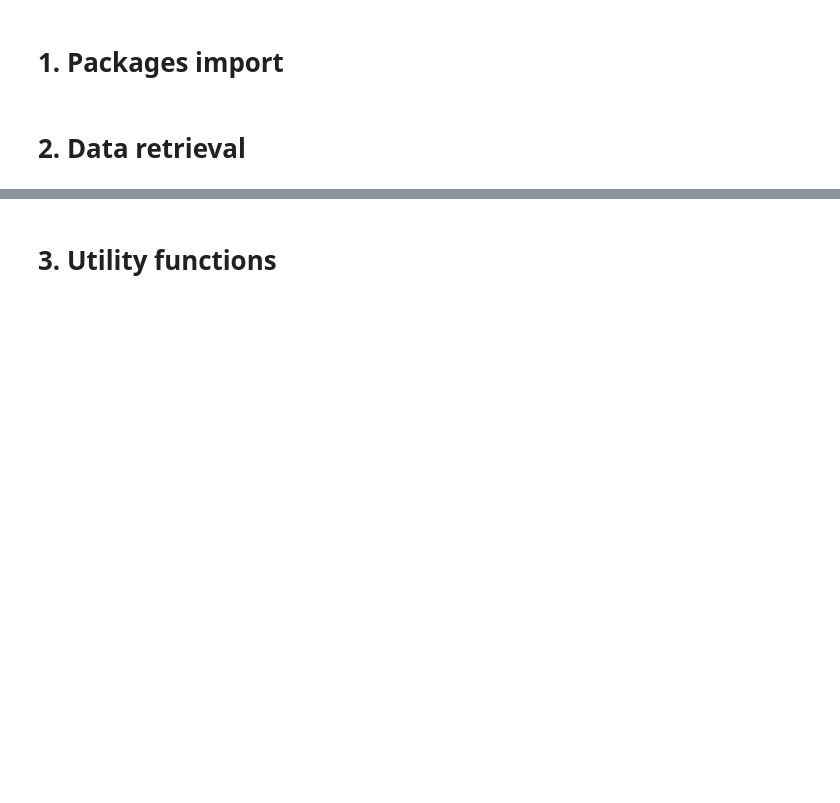
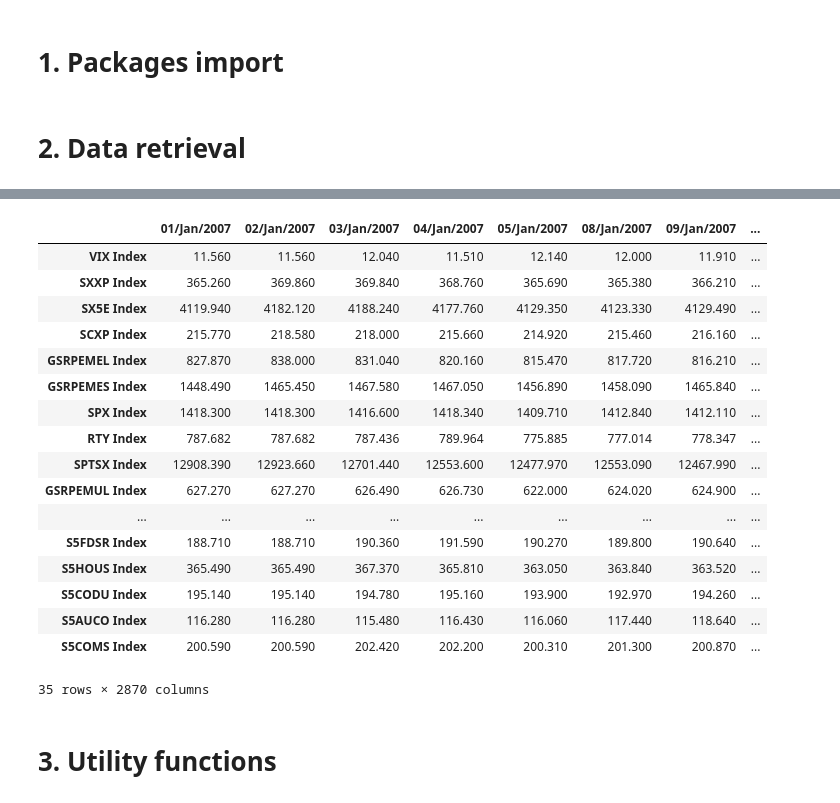
Before and after one commit to zliyclh/post_result, a Jupyter notebook: Signal 1 new version.ipynb, the cells around one changed output, grey strips where cells are left out. Drawn from its saved outputs; the diff is of its cells as text; code cells hidden in the pictures; blank space fills up the shorter version.

```diff
--- a/Signal 1 new version.ipynb
+++ b/Signal 1 new version.ipynb
@@ -26,6 +26,22 @@ datetime.datetime(2018, 12, 5, 13, 22, 19, 38998)
 '''Connect to post result SQL server'''
 cnxn = pyodbc.connect('DRIVER={SQL Server};SERVER=dsa-ln-WS015\SQLEXPRESS;DATABASE=Post_result;Trusted_Connection=yes')
 cursor = cnxn.cursor()
+# %%
+sql="select * from {0}_price_{1}".format('Europe',2010)
+data=pd.read_sql(sql,cnxn).set_index("Ticker")
+# %%
+def SQL_price_date_transform(SQL_date,index=False):
+    '''
+    Transform the SQL price style string into dateframe string style
+    '''
+    if index==False:
+        timestamp=pd.Timestamp(int(SQL_date[SQL_date.find(" ",3):]),
+                            int(SQL_date[:SQL_date.find(" ")]),
+                            int(SQL_date[SQL_date.find(" ",1):SQL_date.find(" ",3)]))
+        return timestamp.strftime("%d/%b/%Y")
+    else:
+        timestamp=pd.Timestamp(int(SQL_date[-4:]),int(SQL_date[3:5]),int(SQL_date[:2]))
+        return timestamp
 # %%
 def SQL_price(region,start,end):
     '''
@@ -45,20 +61,22 @@ def SQL_price(region,start,end):
     price=pd.concat(mylist,axis=1)
     price=price.apply(lambda x:pd.to_numeric(x),axis=1)
 
-
-    def SQL_price_date_transform(SQL_date):
-        '''
-        Transform the SQL price style string into dateframe string style
-        '''
-        timestamp=pd.Timestamp(int(SQL_date[SQL_date.find(" ",3):]),
-                            int(SQL_date[:SQL_date.find(" ")]),
-                            int(SQL_date[SQL_date.find(" ",1):SQL_date.find(" ",3)]))
-        return timestamp.strftime("%d/%b/%Y")
+    sql_index="select * from {0}_price_index".format(region)
+    data_index=pd.read_sql(sql_index,cnxn).set_index("Ticker").T
+    data_index=data_index.replace('#N/A N/A','')
+    price_index=data_index.apply(lambda x:pd.to_numeric(x),axis=1)
 
     price.columns=[SQL_price_date_transform(i) for i in price.columns]
+    '''
+    Need to sort the columns for index price, and then transform to date string
+    '''
+    price_index.columns=[SQL_price_date_transform(i,index=True) for i in price_index.columns]
+    price_index=price_index.reindex(sorted(price_index.columns), axis=1)
+    price_index.columns=[i.strftime("%d/%b/%Y") for i  in price_index.columns]
 
     abs_return=price.diff(1,axis=1)/price.shift(1,axis=1)
-    return price,abs_return
+    abs_return_index=price_index.diff(1,axis=1)/price_index.shift(1,axis=1)
+    return price,abs_return,price_index,abs_return_index
 # %%
 def SQL_fundamentals(region,abs_return):
     '''
@@ -109,6 +127,27 @@ def SQL_fundamentals(region,abs_return):
 
     return data
 # %%
-US_price,abs_return_US=SQL_price('US',2006,2017)
+US_price,abs_return_US,US_index_price,abs_return_index_US=SQL_price('US',2006,2017)
+# %%
+US_index_price
+# %% [output]
+|  | 01/Jan/2007 | 02/Jan/2007 | 03/Jan/2007 | 04/Jan/2007 | 05/Jan/2007 | 08/Jan/2007 | 09/Jan/2007 | ... |
+| VIX Index | 11.560 | 11.560 | 12.040 | 11.510 | 12.140 | 12.000 | 11.910 | ... |
+| SXXP Index | 365.260 | 369.860 | 369.840 | 368.760 | 365.690 | 365.380 | 366.210 | ... |
+| SX5E Index | 4119.940 | 4182.120 | 4188.240 | 4177.760 | 4129.350 | 4123.330 | 4129.490 | ... |
+| SCXP Index | 215.770 | 218.580 | 218.000 | 215.660 | 214.920 | 215.460 | 216.160 | ... |
+| GSRPEMEL Index | 827.870 | 838.000 | 831.040 | 820.160 | 815.470 | 817.720 | 816.210 | ... |
+| GSRPEMES Index | 1448.490 | 1465.450 | 1467.580 | 1467.050 | 1456.890 | 1458.090 | 1465.840 | ... |
+| SPX Index | 1418.300 | 1418.300 | 1416.600 | 1418.340 | 1409.710 | 1412.840 | 1412.110 | ... |
+| RTY Index | 787.682 | 787.682 | 787.436 | 789.964 | 775.885 | 777.014 | 778.347 | ... |
+| SPTSX Index | 12908.390 | 12923.660 | 12701.440 | 12553.600 | 12477.970 | 12553.090 | 12467.990 | ... |
+| GSRPEMUL Index | 627.270 | 627.270 | 626.490 | 626.730 | 622.000 | 624.020 | 624.900 | ... |
+| ... | ... | ... | ... | ... | ... | ... | ... | ... |
+| S5FDSR Index | 188.710 | 188.710 | 190.360 | 191.590 | 190.270 | 189.800 | 190.640 | ... |
+| S5HOUS Index | 365.490 | 365.490 | 367.370 | 365.810 | 363.050 | 363.840 | 363.520 | ... |
+| S5CODU Index | 195.140 | 195.140 | 194.780 | 195.160 | 193.900 | 192.970 | 194.260 | ... |
+| S5AUCO Index | 116.280 | 116.280 | 115.480 | 116.430 | 116.060 | 117.440 | 118.640 | ... |
+| S5COMS Index | 200.590 | 200.590 | 202.420 | 202.200 | 200.310 | 201.300 | 200.870 | ... |
+35 rows × 2870 columns
 # %%
 US=SQL_fundamentals("US",abs_return_US)
```
Also changed, not shown: parts of 24 cells of this notebook, 5 other files.
